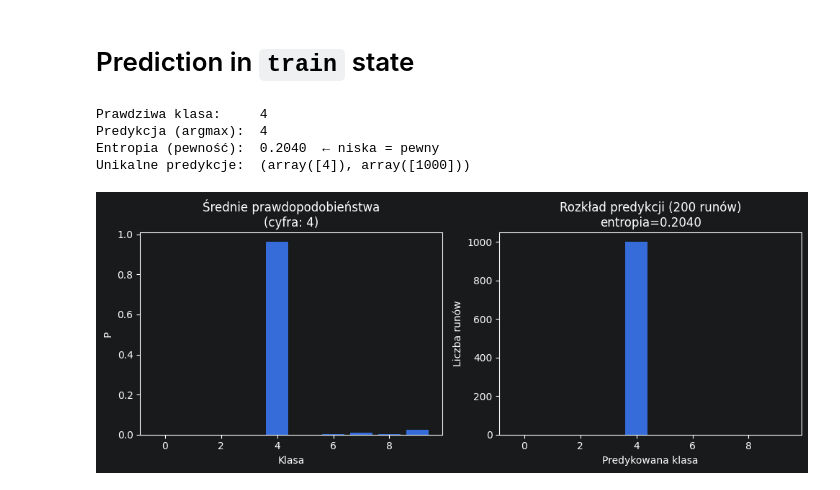
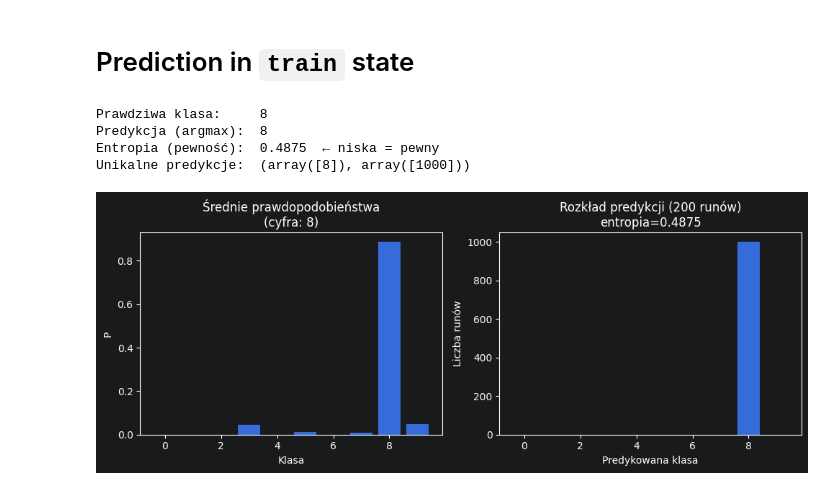
Before and after one commit to xXKeNdAmAmAsTeRXx/Deep_Learning_Labs, a Jupyter notebook: Lab3/Dropout_regularization.ipynb, the cells around one changed output. Saved outputs shown, nothing was run; the diff lists cells and outputs as text; code cells hidden in the pictures.

Commit message:
test for random input

```diff
--- a/Lab3/Dropout_regularization.ipynb
+++ b/Lab3/Dropout_regularization.ipynb
@@ -213,37 +213,37 @@ def mc_dropout_uncertainty(input_tensor: torch.Tensor, models: list, n_runs: int
     predictions = all_probs.argmax(axis=1)
 
     # Entropia jako miara niepewności: H = -sum(p * log(p))
     eps     = 1e-9  # numerical stability
     entropy = -np.sum(mean_prob * np.log(mean_prob + eps))
 
     return mean_prob, entropy, predictions
 
 
 # --- Próbka która JEST cyfrą ---
-sample_digit = torch.Tensor(X_test[1])
-true_label   = y_test[1]
+sample_digit = torch.Tensor(X_test[4])
+true_label   = y_test[4]
 
 mean_p, entropy, preds = mc_dropout_uncertainty(sample_digit, models, n_runs=1000)
 
 print(f"Prawdziwa klasa:     {true_label}")
 print(f"Predykcja (argmax):  {mean_p.argmax()}")
 print(f"Entropia (pewność):  {entropy:.4f}  ← niska = pewny")
 print(f"Unikalne predykcje:  {np.unique(preds, return_counts=True)}")
 
 plt.figure(figsize=(10, 4))
 plt.subplot(1, 2, 1)
 plt.bar(range(10), mean_p)
 plt.title(f"Średnie prawdopodobieństwa\n(cyfra: {true_label})")
 plt.xlabel("Klasa"); plt.ylabel("P")
 
 plt.subplot(1, 2, 2)
 plt.hist(preds, bins=range(11), align='left', rwidth=0.8)
 plt.title(f"Rozkład predykcji (200 runów)\nentropia={entropy:.4f}")
 plt.xlabel("Predykowana klasa"); plt.ylabel("Liczba runów")
 plt.tight_layout(); plt.show()
 # %% [output]
-Prawdziwa klasa:     4
-Predykcja (argmax):  4
-Entropia (pewność):  0.2040  ← niska = pewny
-Unikalne predykcje:  (array([4]), array([1000]))
+Prawdziwa klasa:     8
+Predykcja (argmax):  8
+Entropia (pewność):  0.4875  ← niska = pewny
+Unikalne predykcje:  (array([8]), array([1000]))
-[figure, old version]
+[figure, new version]
```
Also changed, not shown: parts of 2 cells of this notebook.
